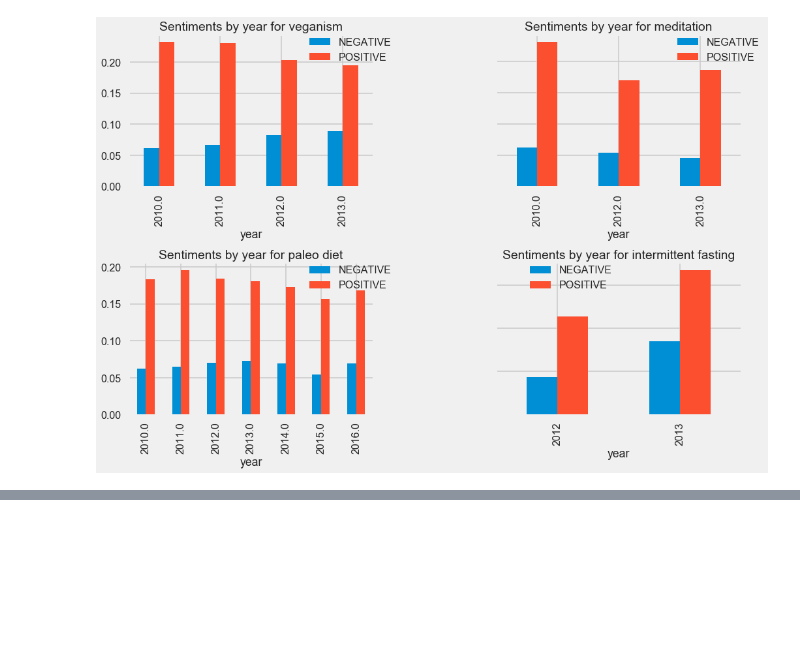
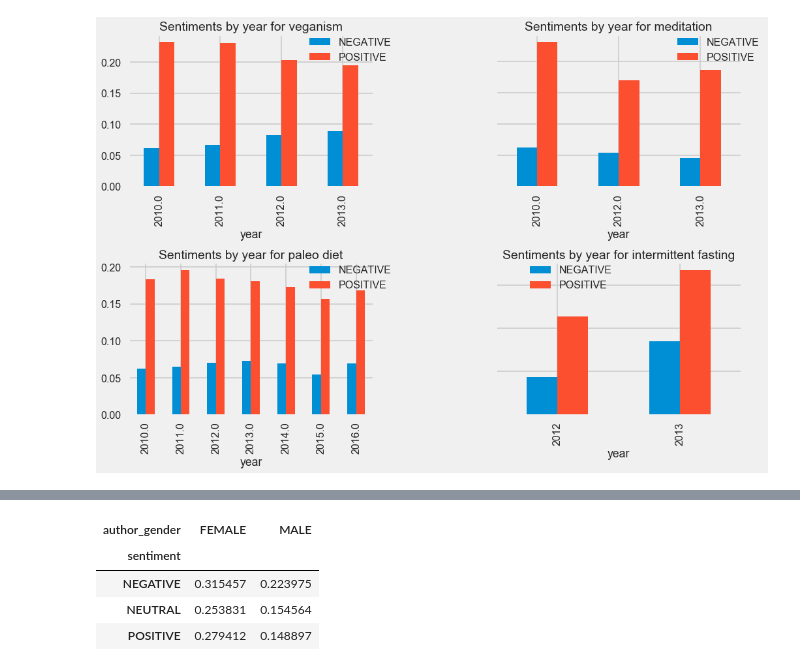
Before and after one commit to Firas11993/ada2017, a Jupyter notebook: Project/Project.ipynb, the cells around one changed output, grey strips where cells are left out. Saved outputs shown, nothing was run; the diff lists cells and outputs as text; code cells hidden in the pictures; blank space fills up the shorter version.

```diff
--- a/Project/Project.ipynb
+++ b/Project/Project.ipynb
@@ -819,0 +841,8 @@ plt.show()
+# %%
+grouped_vegan_gender
+# %% [output]
+| author_gender | FEMALE | MALE |
+| sentiment |  |  |
+| NEGATIVE | 0.315457 | 0.223975 |
+| NEUTRAL | 0.253831 | 0.154564 |
+| POSITIVE | 0.279412 | 0.148897 |
```
Also changed, not shown: parts of 3 cells of this notebook.
